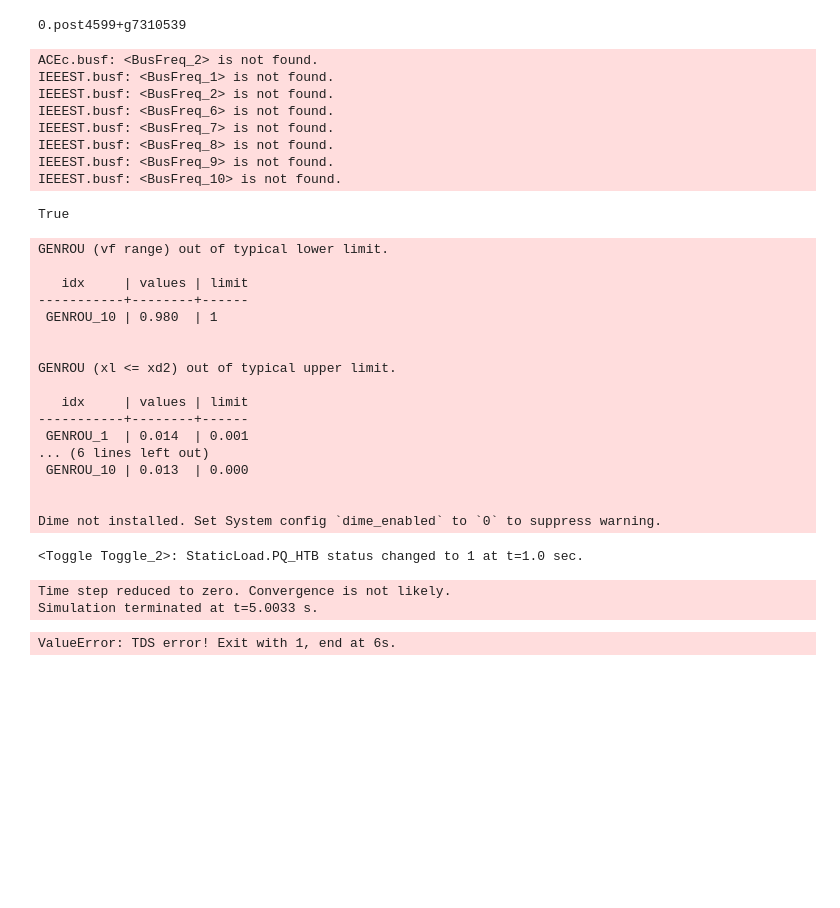
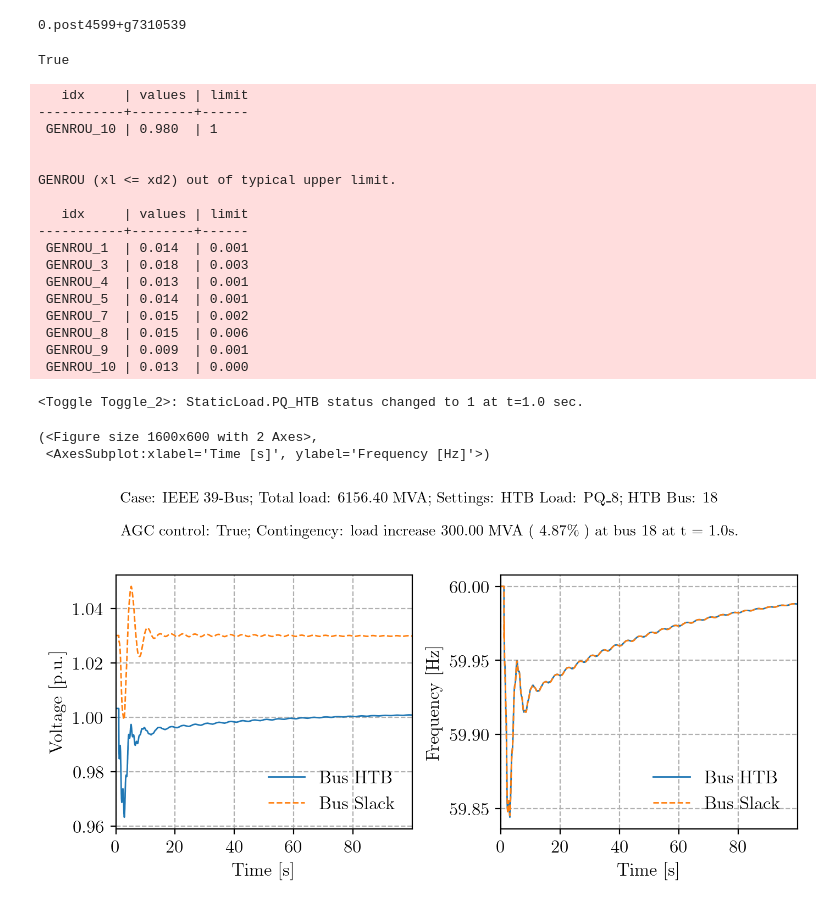
Before and after one commit to jinningwang/hlcosim, a Jupyter notebook: code/hlc_ieee39.ipynb, the cells around one changed output. Cells and saved outputs as stored; diff of their text form; code cells hidden in the pictures; blank space fills up the shorter version.

```diff
--- a/code/hlc_ieee39.ipynb
+++ b/code/hlc_ieee39.ipynb
@@ -54,24 +56,28 @@ case4 = os.path.join(path_case, 'ieee39_htb.xlsx')
 # %%
 ss = andes.load(case4,
                 no_output=True,
-                default_config=False,
+                default_config=True,
                 setup=False)
 # %%
 #  --- HTB variables ---
-pq_htb = 'PQ_9'  # load represents for HTB
+pq_htb = 'PQ_8'  # load represents for HTB
 bus_htb = ss.PQ.get(idx=pq_htb, src='bus', attr='v')  # get bus index of HTB
 bus_slack = ss.Slack.bus.v[0]  # get bus index of slack bus
 
-p_inj = 6
+AGC_control = 1  # 1: AGC control, 0: no AGC control
+
+p_inj = 3
 
 # --- AGC settings ---
 intv_agc = 4  # interval of AGC
 
+tgov_idx = 'TGOV1_1'  # TurbineGov idx
+
 # ACE vars for PI controller
 ACE_integral = 0
 ACE_raw = 0
-Kp = 0.01  # 0.05
-Ki = 0.0
+Kp = 0.005  # 0.05
+Ki = 0.001
 
 # --- add Bus Freq. Measurement to HTB bus ---
 ss.add('BusFreq', {'idx': 'BusFreq_HTB',
@@ -86,21 +92,6 @@ ss.add('BusFreq', {'idx': 'BusFreq_Slack',
                    'Tf': 0.02,
                    'Tw': 0.02,
                    'fn': 60})
-
-# ss.add('Output', {'model': 'COI',
-#                    'varname': 'omega'})
-# ss.add('Output', {'model': 'BusFreq',
-#                    'varname': 'f'})
-# ss.add('Output', {'model': 'GENROU',
-#                    'varname': 'omega'})
-# ss.add('Output', {'model': 'Bus',
-#                    'varname': 'a'})
-# ss.add('Output', {'model': 'Bus',
-#                    'varname': 'v'})
-# ss.add('Output', {'model': 'TGOV1NDB',
-#                    'varname': 'paux'})
-# ss.add('Output', {'model': 'TGOV1NDB',
-#                    'varname': 'pout'})
 
 ss.add('PQ', {'idx': 'PQ_HTB',
             'u':0,
@@ -135,21 +126,12 @@ ss.PQ.pq2z = 0
 
 ss.PFlow.run()
 # %% [output]
-ACEc.busf: <BusFreq_2> is not found.
-IEEEST.busf: <BusFreq_1> is not found.
-IEEEST.busf: <BusFreq_2> is not found.
-IEEEST.busf: <BusFreq_6> is not found.
-IEEEST.busf: <BusFreq_7> is not found.
-IEEEST.busf: <BusFreq_8> is not found.
-IEEEST.busf: <BusFreq_9> is not found.
-IEEEST.busf: <BusFreq_10> is not found.
+True
-True
 # %%
-for end_time in range(50):  # t_total
+for end_time in tqdm(np.arange(0, 100, 0.05)):  # t_total
     # --- interval AGC ---
     if end_time % intv_agc == 0:
-        ss.TurbineGov.set(src='paux0', idx=tgov_idx, attr='v',
-                          value=ACE_raw)
+        ss.TurbineGov.set(src='paux0', idx=tgov_idx, attr='v', value=AGC_control * ACE_raw)
 
     # run TDS
     if end_time == 0:
@@ -166,8 +148,6 @@ for end_time in range(50):  # t_total
     if ss.exit_code != 0:
         raise ValueError(f"TDS error! Exit with {ss.exit_code}, end at {end_time}s.")
 # %% [output]
-GENROU (vf range) out of typical lower limit.
-
    idx     | values | limit
 -----------+--------+------
  GENROU_10 | 0.980  | 1
@@ -178,12 +158,11 @@ GENROU (xl <= xd2) out of typical upper limit.
    idx     | values | limit
 -----------+--------+------
  GENROU_1  | 0.014  | 0.001
-... (6 lines left out)
+ GENROU_3  | 0.018  | 0.003
+ GENROU_4  | 0.013  | 0.001
+ GENROU_5  | 0.014  | 0.001
+ GENROU_7  | 0.015  | 0.002
+ GENROU_8  | 0.015  | 0.006
+ GENROU_9  | 0.009  | 0.001
  GENROU_10 | 0.013  | 0.000
-
-
-Dime not installed. Set System config `dime_enabled` to `0` to suppress warning.
 <Toggle Toggle_2>: StaticLoad.PQ_HTB status changed to 1 at t=1.0 sec.
-Time step reduced to zero. Convergence is not likely.
-Simulation terminated at t=5.0033 s.
-ValueError: TDS error! Exit with 1, end at 6s.
@@ -192,25 +169,30 @@ ss.TDS.plt.plot(ss.GENROU.Pe)
 # %%
 fig, ax = plt.subplots(1, 2, figsize=(8, 3), dpi=200)
 plt.subplots_adjust(wspace=0.3)
 
 msg = f'Case: IEEE 39-Bus; Total load: {ss.config.mva * ss.PQ.p0.v.sum():.2f} MVA'
-msg2 = f'Link: HTB Load: {pq_htb}; HTB Bus: {bus_htb}'
-msg3 = f'Contingency: load increase {ss.config.mva * p_inj:.2f} MVA ({100 * p_inj / ss.PQ.p0.v.sum():.2f}\%) at bus {ss.PQ.bus.v[-1]} at t={ss.Toggle.t.v[-1]}s.'
+msg2 = f'Settings: HTB Load: {pq_htb}; HTB Bus: {bus_htb}'
+msg3 = f'AGC control: {bool(AGC_control)}; Contingency: load increase {ss.config.mva * p_inj: .2f} MVA ({100 * p_inj / ss.PQ.p0.v.sum(): .2f}\% ) '
+msg4 = f'at bus {ss.PQ.bus.v[-1]} at t = {ss.Toggle.t.v[-1]}s.'
 
 fig.text(0.13, 1.1, msg + '; ' + msg2, fontsize=10)
-fig.text(0.13, 1.05, msg3, fontsize=10)
+fig.text(0.13, 1.0, msg3 + msg4, fontsize=10)
 
 ss.TDS.plt.plot(ss.Bus.v, a=(19, 38,),
                 ax=ax[0], fig=fig,
                 legend=True, show=False, grid=True,
                 yheader=['Bus HTB', 'Bus Slack'],
                 # title='Bus voltage',
                 ylabel='Voltage [p.u.]')
 
 ss.TDS.plt.plot(ss.BusFreq.f, a=(0, 1,),
                 ax=ax[1], fig=fig,
                 legend=True, show=False, grid=True,
                 yheader=['Bus HTB', 'Bus Slack'],
                 ytimes=ss.config.freq,
                 # title='Bus frequency',
                 ylabel='Frequency [Hz]')
+# %% [output]
+(<Figure size 1600x600 with 2 Axes>,
+ <AxesSubplot:xlabel='Time [s]', ylabel='Frequency [Hz]'>)
+[figure, added]
```
Also changed, not shown: parts of 2 cells of this notebook, 3 other files.
